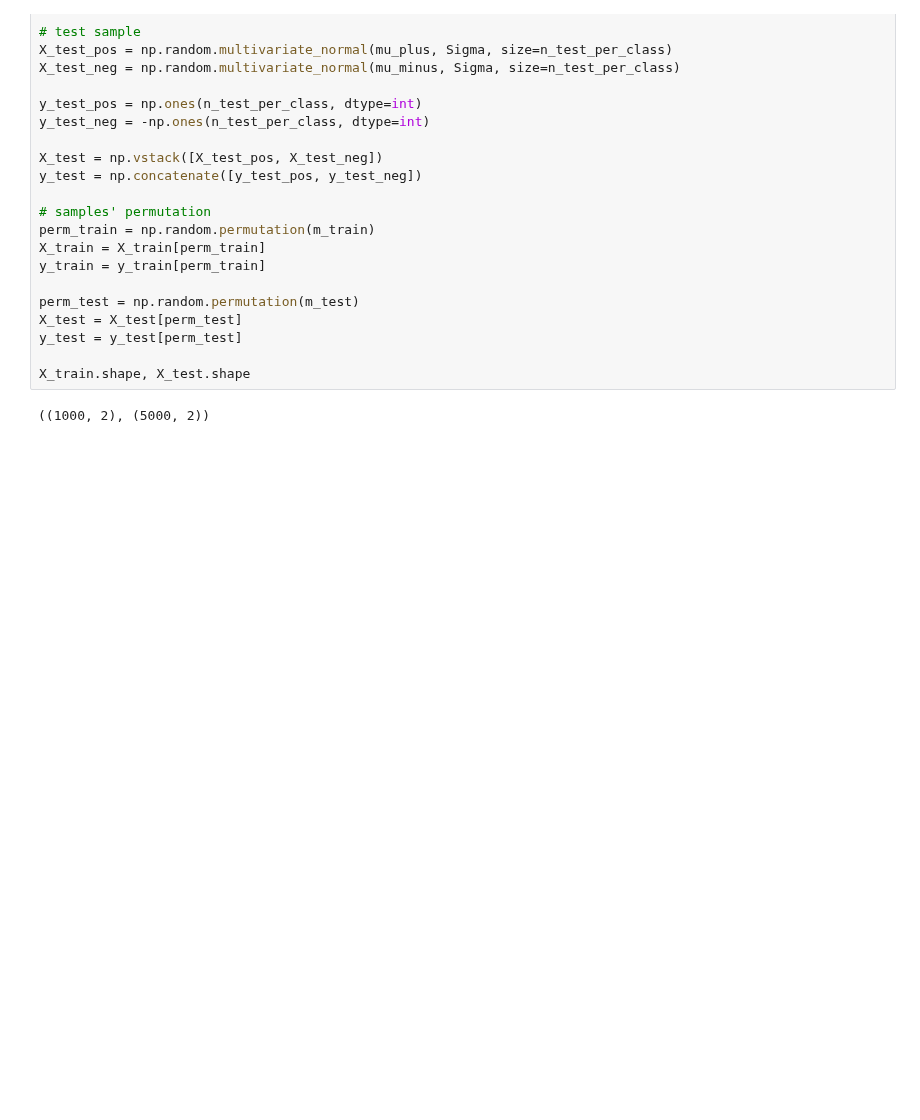
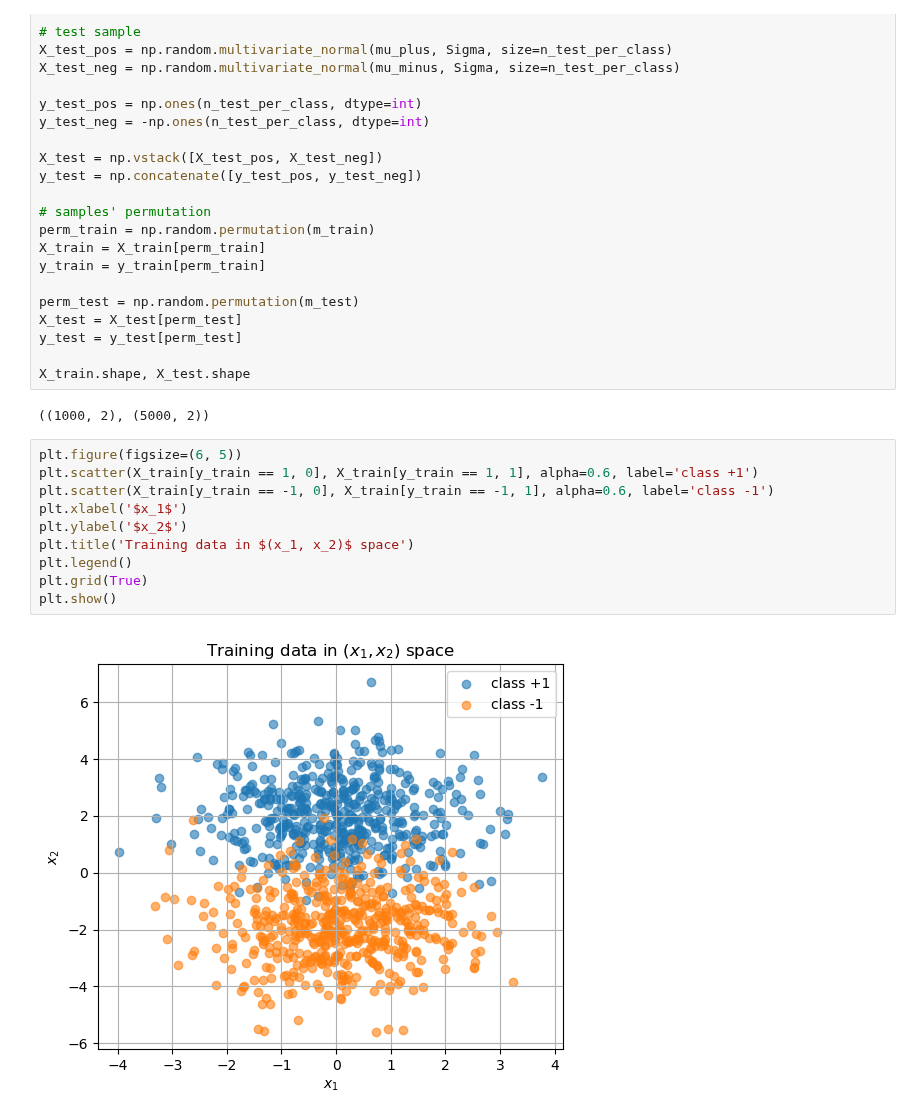
Before and after one commit to anastasiakhromova/Bayes_risk_knn, a Jupyter notebook: bayes_risk_knn.ipynb, the cells around one changed output. Saved outputs shown, nothing was run; the diff lists cells and outputs as text; blank space fills up the shorter version.

```diff
--- a/bayes_risk_knn.ipynb
+++ b/bayes_risk_knn.ipynb
@@ -50,3 +50,15 @@ y_test = y_test[perm_test]
 X_train.shape, X_test.shape
 # %% [output]
 ((1000, 2), (5000, 2))
+# %%
+plt.figure(figsize=(6, 5))
+plt.scatter(X_train[y_train == 1, 0], X_train[y_train == 1, 1], alpha=0.6, label='class +1')
+plt.scatter(X_train[y_train == -1, 0], X_train[y_train == -1, 1], alpha=0.6, label='class -1')
+plt.xlabel('$x_1$')
+plt.ylabel('$x_2$')
+plt.title('Training data in $(x_1, x_2)$ space')
+plt.legend()
+plt.grid(True)
+plt.show()
+# %% [output]
+[figure, added]
```
Also changed, not shown: parts of 1 cell of this notebook.
